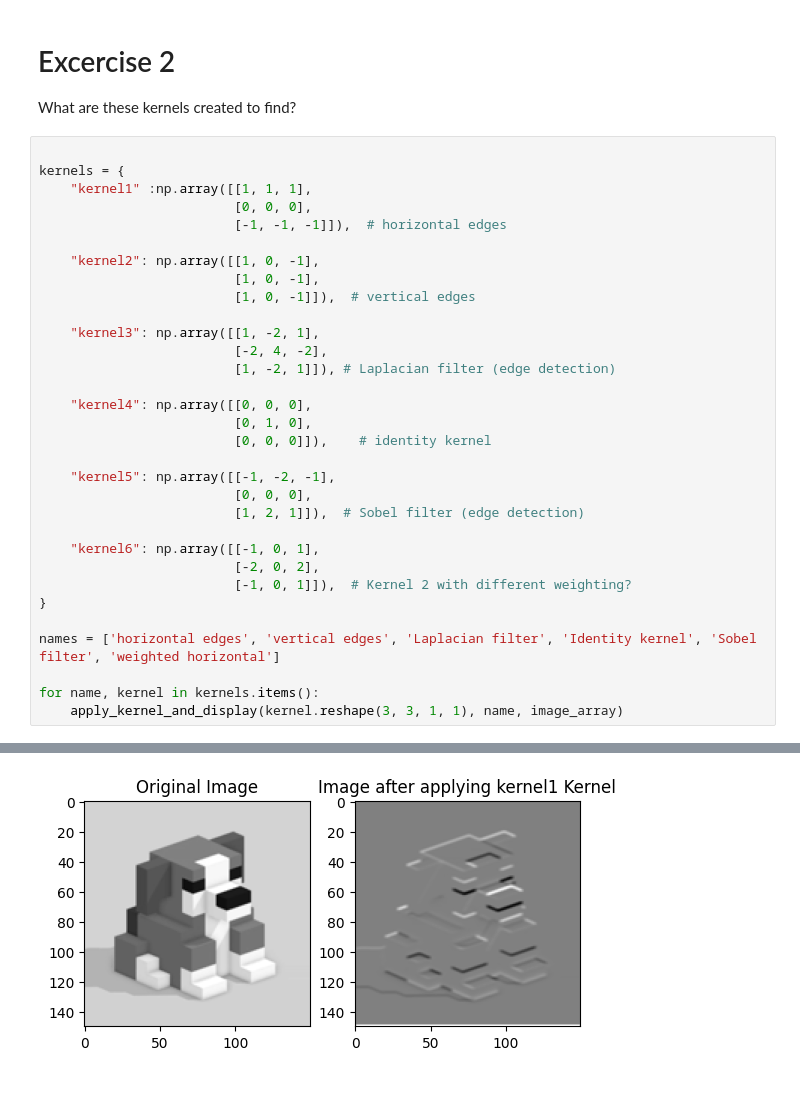
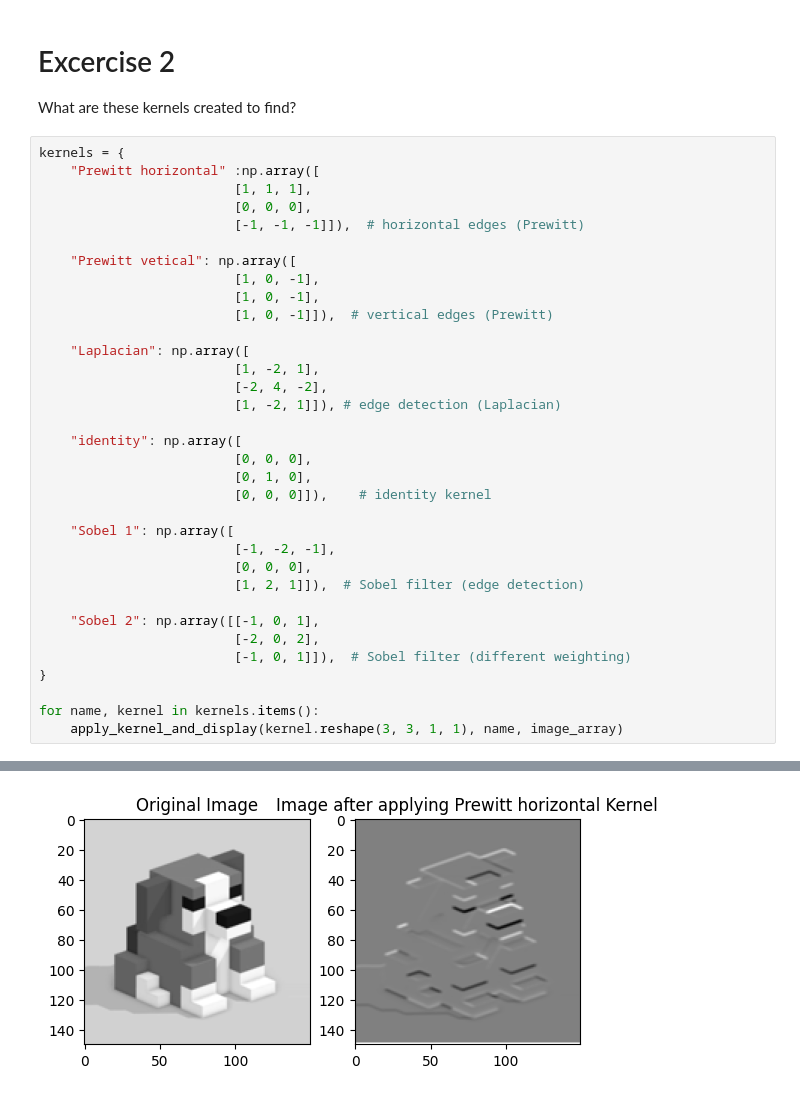
Before and after one commit to wlinds/ITHS-AI22-TF, a Jupyter notebook: Resources/Vizualizing_CNN_kernels.ipynb, the cells around one changed output, grey strips where cells are left out. Cells and saved outputs as stored; diff of their text form.

Commit message:
continue layer/kernel exploration

```diff
--- a/Resources/Vizualizing_CNN_kernels.ipynb
+++ b/Resources/Vizualizing_CNN_kernels.ipynb
@@ -79,34 +75,36 @@ WARNING:tensorflow:6 out of the last 6 calls to <function Model.make_predict_fun
 # Excercise 2
 What are these kernels created to find?
 # %%
+kernels = {
+    "Prewitt horizontal" :np.array([
+                         [1, 1, 1],
+                         [0, 0, 0],
+                         [-1, -1, -1]]),  # horizontal edges (Prewitt)
 
-kernels = {
-    "kernel1" :np.array([[1, 1, 1],
+    "Prewitt vetical": np.array([
+                         [1, 0, -1],
+                         [1, 0, -1],
+                         [1, 0, -1]]),  # vertical edges (Prewitt)
+
+    "Laplacian": np.array([
+                         [1, -2, 1],
+                         [-2, 4, -2],
+                         [1, -2, 1]]), # edge detection (Laplacian)
+
+    "identity": np.array([
                          [0, 0, 0],
-                         [-1, -1, -1]]),  # horizontal edges
-
-    "kernel2": np.array([[1, 0, -1],
-                         [1, 0, -1],
-                         [1, 0, -1]]),  # vertical edges
-
-    "kernel3": np.array([[1, -2, 1],
-                         [-2, 4, -2],
-                         [1, -2, 1]]), # Laplacian filter (edge detection)
-
-    "kernel4": np.array([[0, 0, 0],
                          [0, 1, 0],
                          [0, 0, 0]]),    # identity kernel
 
-    "kernel5": np.array([[-1, -2, -1],
+    "Sobel 1": np.array([
+                         [-1, -2, -1],
                          [0, 0, 0],
                          [1, 2, 1]]),  # Sobel filter (edge detection)
 
-    "kernel6": np.array([[-1, 0, 1],
+    "Sobel 2": np.array([[-1, 0, 1],
                          [-2, 0, 2],
-                         [-1, 0, 1]]),  # Kernel 2 with different weighting?
+                         [-1, 0, 1]]),  # Sobel filter (different weighting)
 }
-
-names = ['horizontal edges', 'vertical edges', 'Laplacian filter', 'Identity kernel', 'Sobel filter', 'weighted horizontal']
 
 for name, kernel in kernels.items():
     apply_kernel_and_display(kernel.reshape(3, 3, 1, 1), name, image_array)
@@ -115 +113 @@ for name, kernel in kernels.items():
-[figure, old version]
+[figure, new version]
```
Also changed, not shown: parts of 7 cells of this notebook, 1 other file.
